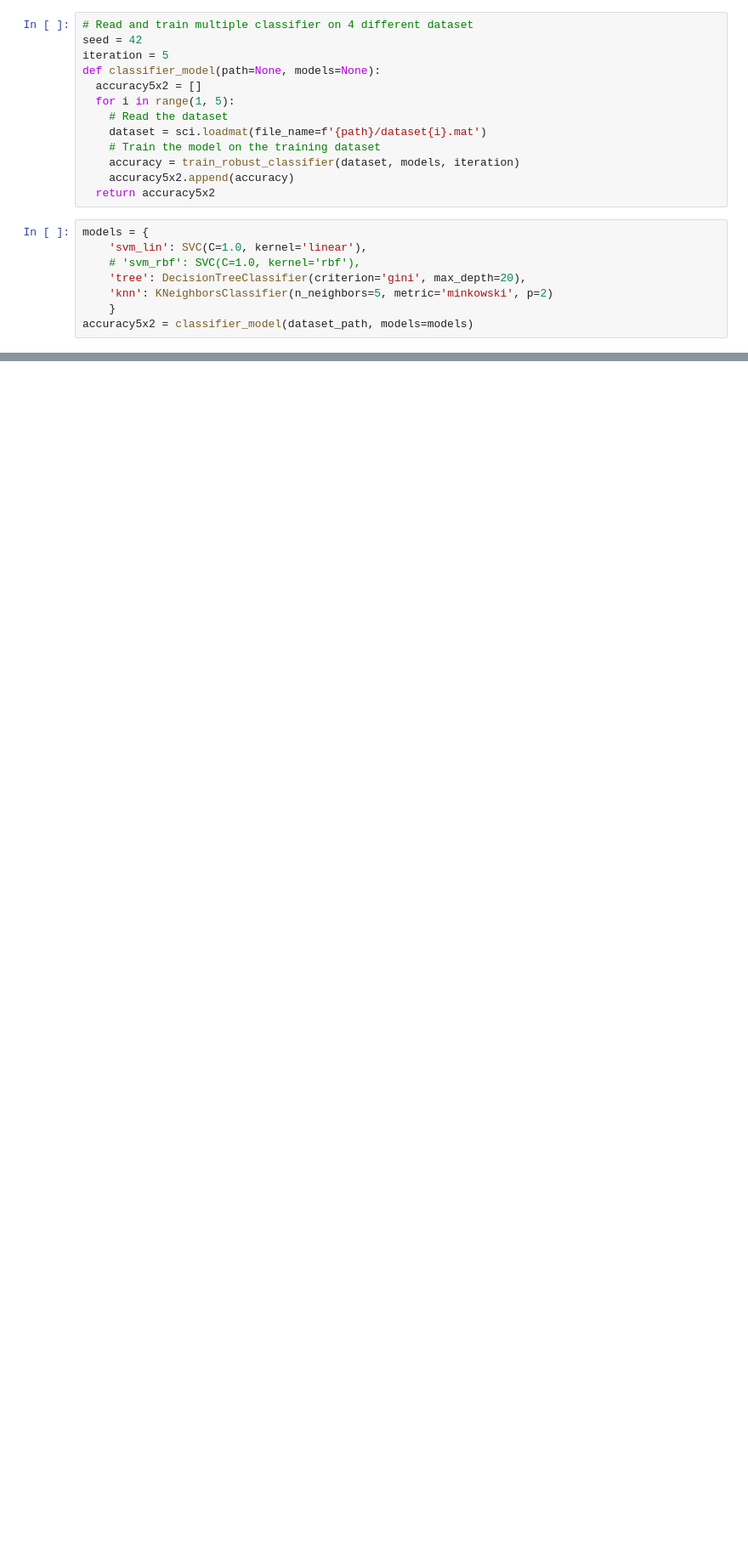
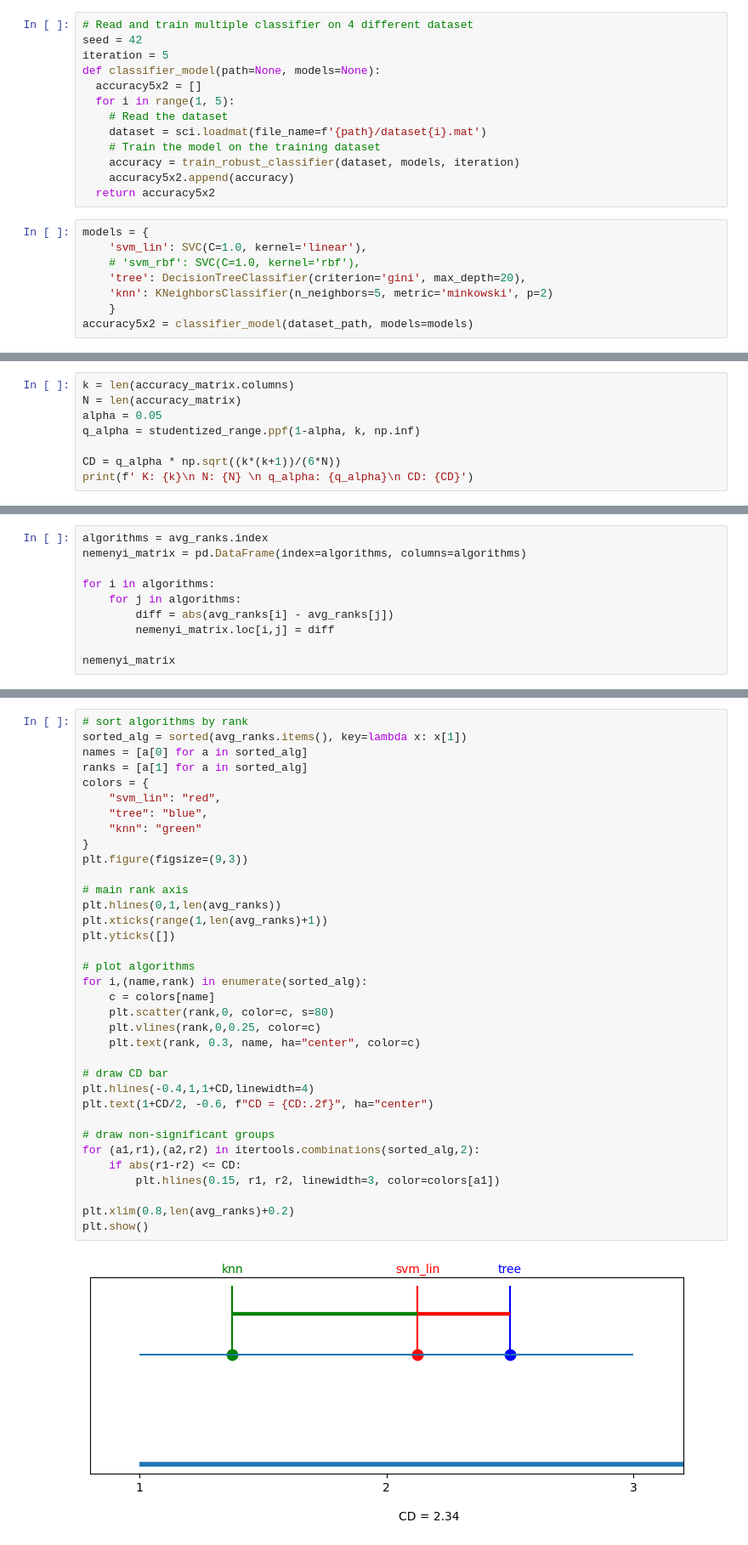
Before and after one commit to nawroz-m/ML_learning, a Jupyter notebook: Assignment01.ipynb, the cells around one changed output, grey strips where cells are left out. Shown at 85% size. Cells and saved outputs as stored; diff of their text form; blank space fills up the shorter version.

```diff
--- a/Assignment01.ipynb
+++ b/Assignment01.ipynb
@@ -161,0 +168,8 @@ performance across the datasets.
+# %%
+k = len(accuracy_matrix.columns)
+N = len(accuracy_matrix)
+alpha = 0.05
+q_alpha = studentized_range.ppf(1-alpha, k, np.inf)
+
+CD = q_alpha * np.sqrt((k*(k+1))/(6*N))
+print(f' K: {k}\n N: {N} \n q_alpha: {q_alpha}\n CD: {CD}')
@@ -161,0 +183,10 @@ performance across the datasets.
+# %%
+algorithms = avg_ranks.index
+nemenyi_matrix = pd.DataFrame(index=algorithms, columns=algorithms)
+
+for i in algorithms:
+    for j in algorithms:
+        diff = abs(avg_ranks[i] - avg_ranks[j])
+        nemenyi_matrix.loc[i,j] = diff
+
+nemenyi_matrix
@@ -161,0 +200,37 @@ performance across the datasets.
+# %%
+# sort algorithms by rank
+sorted_alg = sorted(avg_ranks.items(), key=lambda x: x[1])
+names = [a[0] for a in sorted_alg]
+ranks = [a[1] for a in sorted_alg]
+colors = {
+    "svm_lin": "red",
+    "tree": "blue",
+    "knn": "green"
+}
+plt.figure(figsize=(9,3))
+
+# main rank axis
+plt.hlines(0,1,len(avg_ranks))
+plt.xticks(range(1,len(avg_ranks)+1))
+plt.yticks([])
+
+# plot algorithms
+for i,(name,rank) in enumerate(sorted_alg):
+    c = colors[name]
+    plt.scatter(rank,0, color=c, s=80)
+    plt.vlines(rank,0,0.25, color=c)
+    plt.text(rank, 0.3, name, ha="center", color=c)
+
+# draw CD bar
+plt.hlines(-0.4,1,1+CD,linewidth=4)
+plt.text(1+CD/2, -0.6, f"CD = {CD:.2f}", ha="center")
+
+# draw non-significant groups
+for (a1,r1),(a2,r2) in itertools.combinations(sorted_alg,2):
+    if abs(r1-r2) <= CD:
+        plt.hlines(0.15, r1, r2, linewidth=3, color=colors[a1])
+
+plt.xlim(0.8,len(avg_ranks)+0.2)
+plt.show()
+# %% [output]
+[figure, added]
```
Also changed, not shown: parts of 24 cells of this notebook.
